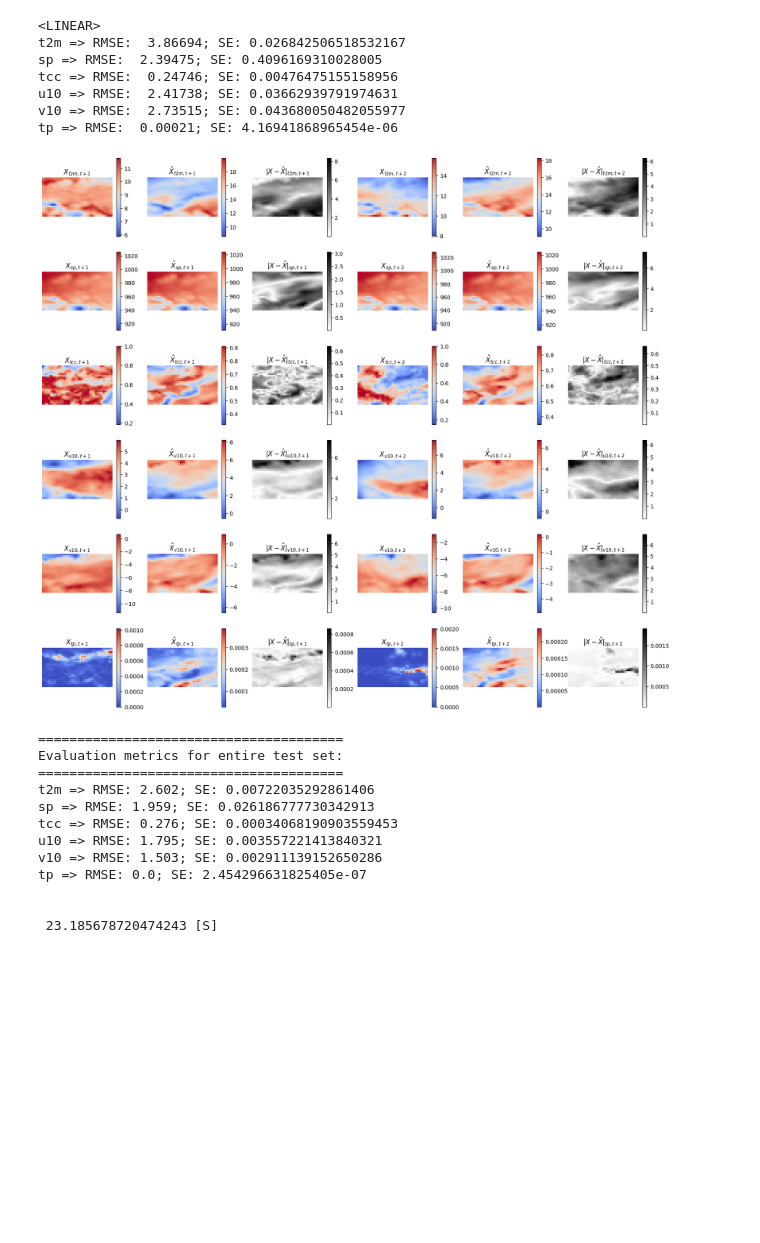
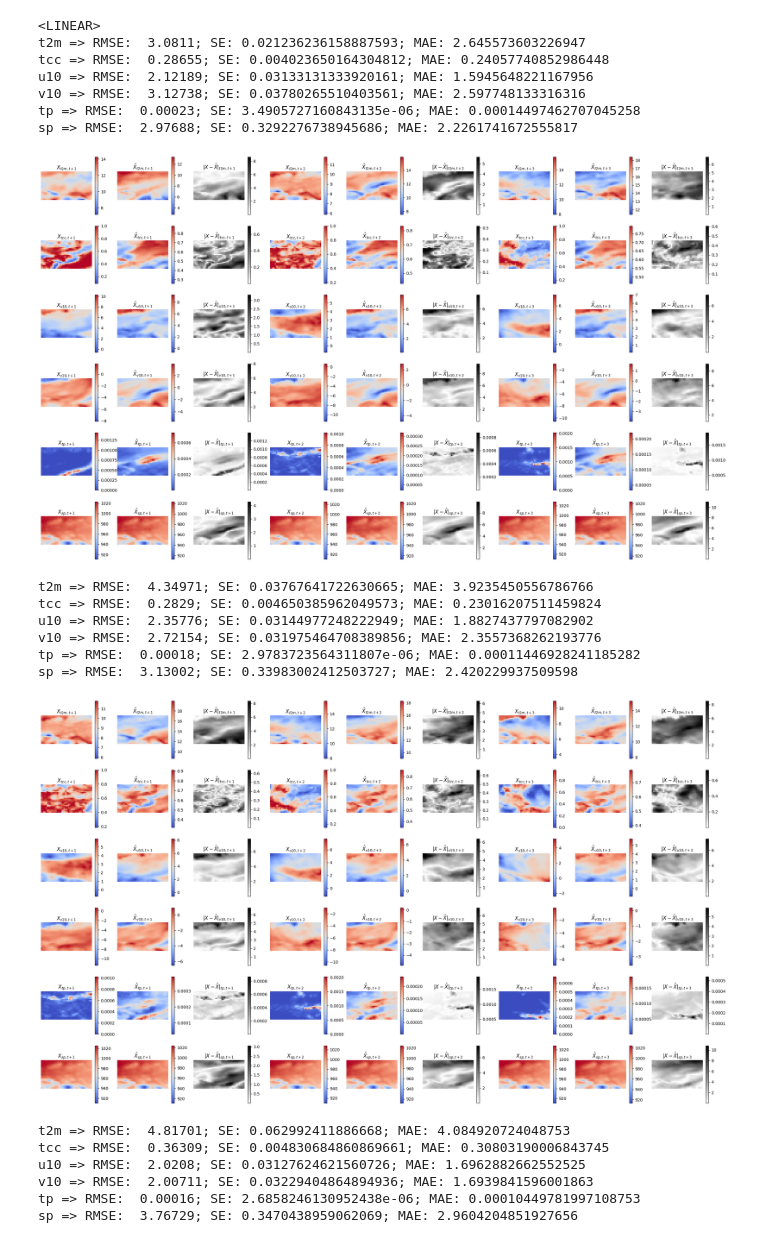
Before and after one commit to iwamaciek/stwp, a Jupyter notebook: demos/linear-demo.ipynb, the cells around one changed output. Drawn from its saved outputs; the diff is of its cells as text; code cells hidden in the pictures; blank space fills up the shorter version.

```diff
--- a/demos/linear-demo.ipynb
+++ b/demos/linear-demo.ipynb
@@ -14,20 +14,20 @@ grib_data = cfgrib.open_datasets('../data2022.grib')
 surface = grib_data[0]
 hybrid = grib_data[1]
 # %%
-feature_list = ['t2m', 'sp', 'tcc', 'u10', 'v10', 'tp']
+feature_list = ['t2m', 'tcc', 'u10', 'v10', 'tp', 'sp']
 t2m = surface.t2m.to_numpy() - 273.15  # -> C
 sp = surface.sp.to_numpy() / 100       # -> hPa
 tcc = surface.tcc.to_numpy()
 u10 = surface.u10.to_numpy()
 v10 = surface.v10.to_numpy()
 tp = hybrid.tp.to_numpy().reshape((-1,) + hybrid.tp.shape[2:])
-data = np.stack((t2m, sp, tcc, u10, v10, tp), axis=-1)
+data = np.stack((t2m, tcc, u10, v10, tp, sp), axis=-1)
 # %%
 # s -> AUTOREG_SEQUENCE_LENGTH (input_size)
 # fh -> FORECASTING_HORIZON
 # (X1,X2,...,Xs) -> (Ys+1,Ys+2,...,Ys+fh)
 s = 3
-fh = 2
+fh = 3
 
 processor = DataProcessor(data)
 X, y = processor.preprocess(s, fh, use_neighbours=False)
@@ -39,36 +39,37 @@ X.shape, y.shape
 # %%
 from time import time
 start = time()
 
 available_reg = ['linear']
 for reg in available_reg:
     print(f'<{reg.upper()}>')
     # linearreg = BaselineRegressor(X.shape, fh, feature_list)
     linearreg = LinearRegressor(X.shape, fh, feature_list, regressor_type=reg)
     linearreg.train(X_train, y_train)
-    _ = linearreg.predict_and_evaluate(X_test, y_test, max_samples=1)
+    _ = linearreg.predict_and_evaluate(X_test, y_test, max_samples=3)
     print()
 
 stop = time()
 print('\n', stop-start, '[S]')
 # %% [output]
 <LINEAR>
-t2m => RMSE:  3.86694; SE: 0.026842506518532167
-sp => RMSE:  2.39475; SE: 0.4096169310028005
-tcc => RMSE:  0.24746; SE: 0.00476475155158956
-u10 => RMSE:  2.41738; SE: 0.03662939791974631
-v10 => RMSE:  2.73515; SE: 0.043680050482055977
-tp => RMSE:  0.00021; SE: 4.16941868965454e-06
+t2m => RMSE:  3.0811; SE: 0.021236236158887593; MAE: 2.645573603226947
+tcc => RMSE:  0.28655; SE: 0.004023650164304812; MAE: 0.24057740852986448
+u10 => RMSE:  2.12189; SE: 0.03133131333920161; MAE: 1.5945648221167956
+v10 => RMSE:  3.12738; SE: 0.03780265510403561; MAE: 2.597748133316316
+tp => RMSE:  0.00023; SE: 3.4905727160843135e-06; MAE: 0.00014497462707045258
+sp => RMSE:  2.97688; SE: 0.3292276738945686; MAE: 2.2261741672555817
-[figure, old version]
+[figure, new version]
-=======================================
-Evaluation metrics for entire test set:
-=======================================
-t2m => RMSE: 2.602; SE: 0.00722035292861406
-sp => RMSE: 1.959; SE: 0.026186777730342913
-tcc => RMSE: 0.276; SE: 0.00034068190903559453
-u10 => RMSE: 1.795; SE: 0.003557221413840321
-v10 => RMSE: 1.503; SE: 0.002911139152650286
-tp => RMSE: 0.0; SE: 2.454296631825405e-07
-
-
- 23.185678720474243 [S]
+t2m => RMSE:  4.34971; SE: 0.03767641722630665; MAE: 3.9235450556786766
+tcc => RMSE:  0.2829; SE: 0.004650385962049573; MAE: 0.23016207511459824
+u10 => RMSE:  2.35776; SE: 0.03144977248222949; MAE: 1.8827437797082902
+v10 => RMSE:  2.72154; SE: 0.031975464708389856; MAE: 2.3557368262193776
+tp => RMSE:  0.00018; SE: 2.9783723564311807e-06; MAE: 0.00011446928241185282
+sp => RMSE:  3.13002; SE: 0.33983002412503727; MAE: 2.420229937509598
+[figure, added]
+t2m => RMSE:  4.81701; SE: 0.062992411886668; MAE: 4.084920724048753
+tcc => RMSE:  0.36309; SE: 0.004830684860869661; MAE: 0.30803190006843745
+u10 => RMSE:  2.0208; SE: 0.03127624621560726; MAE: 1.6962882662552525
+v10 => RMSE:  2.00711; SE: 0.03229404864894936; MAE: 1.6939841596001863
+tp => RMSE:  0.00016; SE: 2.6858246130952438e-06; MAE: 0.00010449781997108753
+sp => RMSE:  3.76729; SE: 0.3470438959062069; MAE: 2.9604204851927656
```
Also changed, not shown: parts of 4 cells of this notebook, 6 other files.
